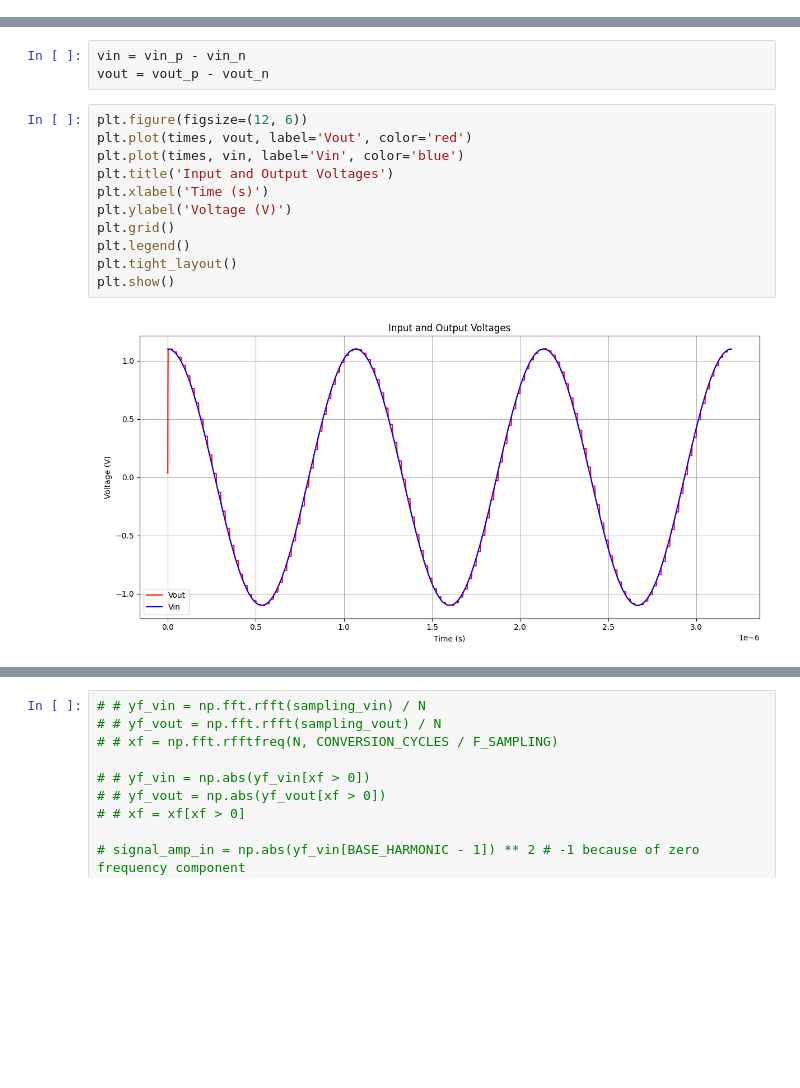
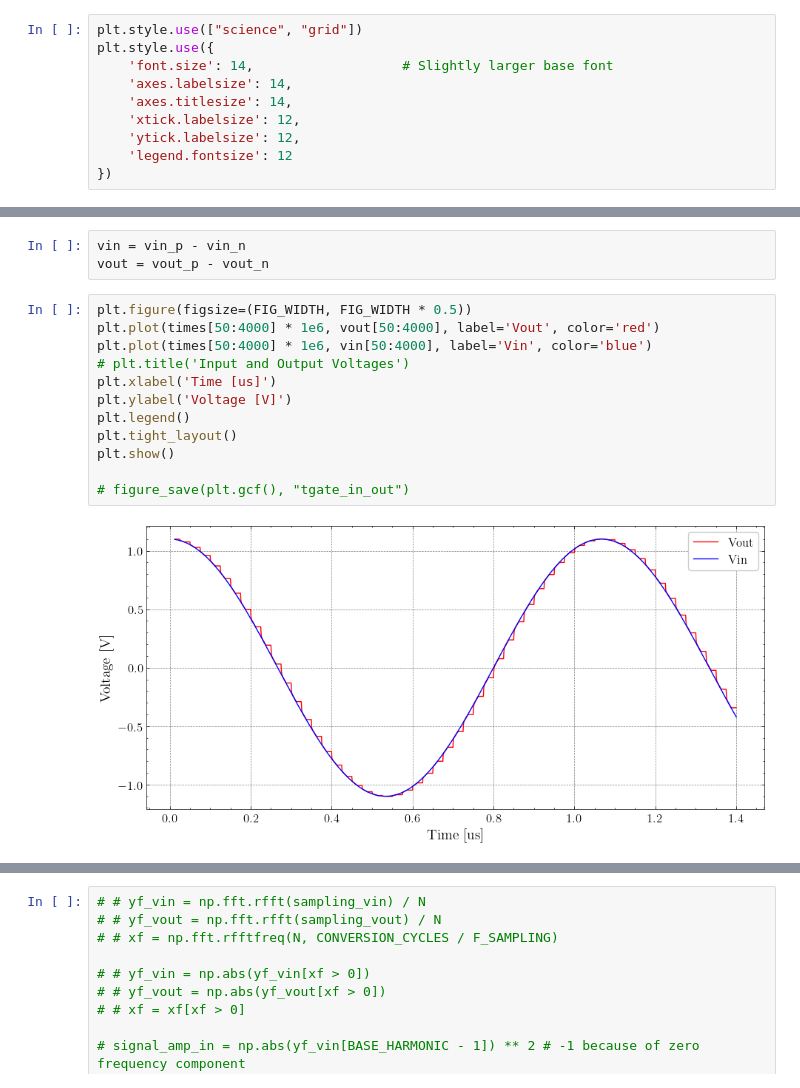
Before and after one commit to CedricHirschi/ngspice_cosim_inv, a Jupyter notebook: designs/tgate/dft.ipynb, the cells around one changed output, grey strips where cells are left out. Drawn from its saved outputs; the diff is of its cells as text; blank space fills up the shorter version.

```diff
--- a/designs/tgate/dft.ipynb
+++ b/designs/tgate/dft.ipynb
@@ -6,5 +7,15 @@ from common import NGSpiceRaw
 
 %matplotlib widget
+# %%
+plt.style.use(["science", "grid"])
+plt.style.use({
+    'font.size': 14,                   # Slightly larger base font
+    'axes.labelsize': 14,
+    'axes.titlesize': 14,
+    'xtick.labelsize': 12,
+    'ytick.labelsize': 12,
+    'legend.fontsize': 12
+})
 # %%
 data = NGSpiceRaw("simulation/tgate_tb.raw", live=False)
 print("Fields:", data.names)
@@ -31,18 +42,19 @@ vout_p = data['v(out_p)']
 vin = vin_p - vin_n
 vout = vout_p - vout_n
 # %%
-plt.figure(figsize=(12, 6))
-plt.plot(times, vout, label='Vout', color='red')
-plt.plot(times, vin, label='Vin', color='blue')
-plt.title('Input and Output Voltages')
-plt.xlabel('Time (s)')
-plt.ylabel('Voltage (V)')
-plt.grid()
+plt.figure(figsize=(FIG_WIDTH, FIG_WIDTH * 0.5))
+plt.plot(times[50:4000] * 1e6, vout[50:4000], label='Vout', color='red')
+plt.plot(times[50:4000] * 1e6, vin[50:4000], label='Vin', color='blue')
+# plt.title('Input and Output Voltages')
+plt.xlabel('Time [us]')
+plt.ylabel('Voltage [V]')
 plt.legend()
 plt.tight_layout()
 plt.show()
+
+# figure_save(plt.gcf(), "tgate_in_out")
 # %% [output]
-[figure, old version]
+[figure, new version]
 # %%
 sampling_times_in = [0.99 / F_SAMPLING]
 while sampling_times_in[-1] < times[-1]:
```
Also changed, not shown: parts of 6 cells of this notebook, 12 other files.
